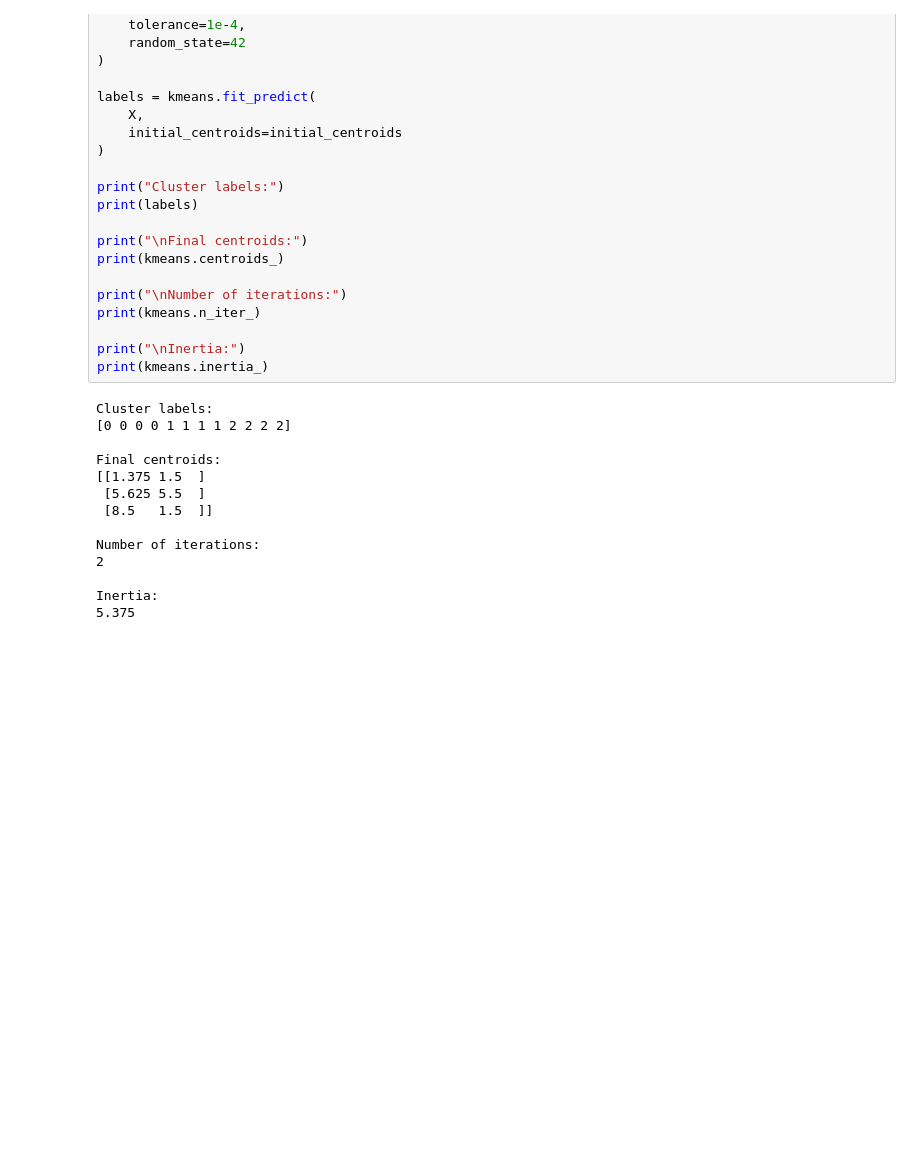
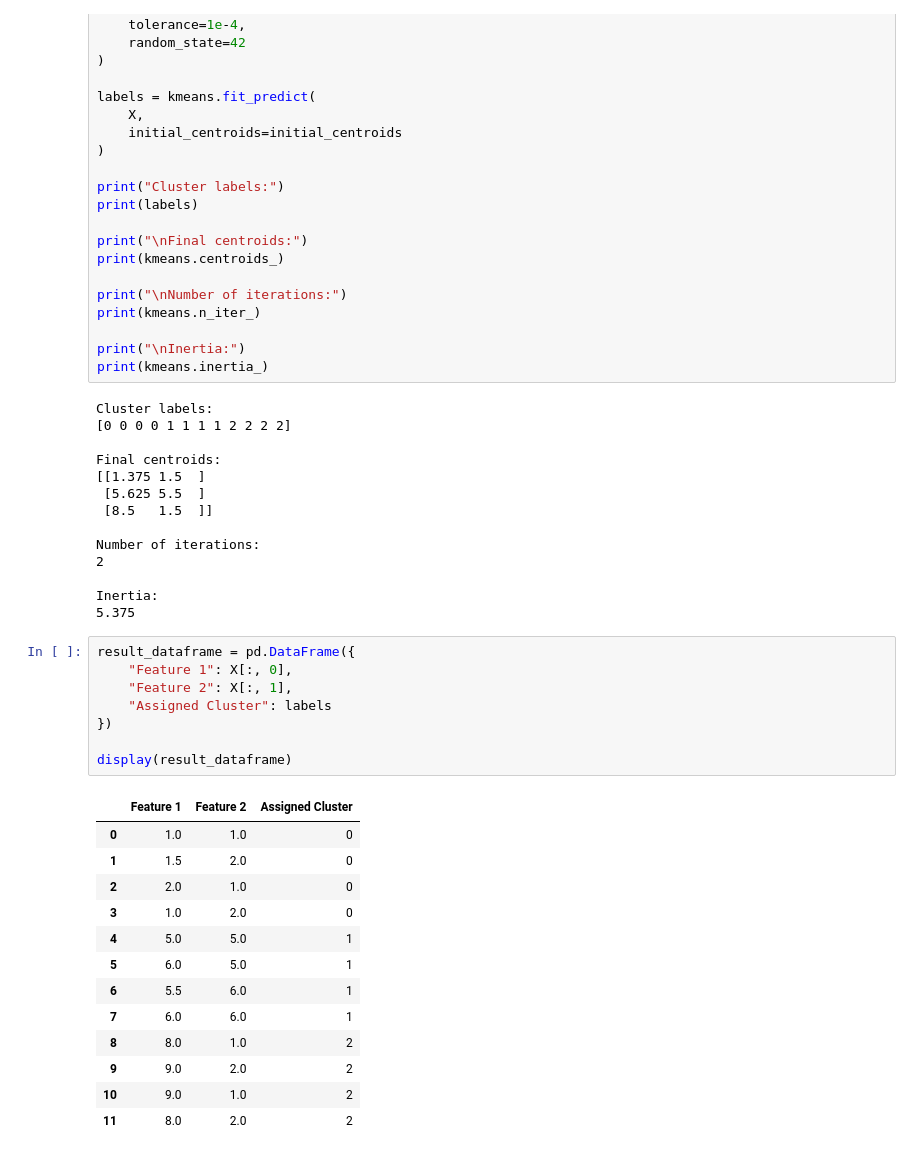
Before and after one commit to mdmohsin212/ai-ml-prep-lab, a Jupyter notebook: 04_Machine Learning/KMeans_from_scratch.ipynb, the cells around one changed output. Saved outputs shown, nothing was run; the diff lists cells and outputs as text; blank space fills up the shorter version.

```diff
--- a/04_Machine Learning/KMeans_from_scratch.ipynb
+++ b/04_Machine Learning/KMeans_from_scratch.ipynb
@@ -285,3 +285,25 @@ Number of iterations:
 
 Inertia:
 5.375
+# %%
+result_dataframe = pd.DataFrame({
+    "Feature 1": X[:, 0],
+    "Feature 2": X[:, 1],
+    "Assigned Cluster": labels
+})
+
+display(result_dataframe)
+# %% [output]
+|  | Feature 1 | Feature 2 | Assigned Cluster |
+| 0 | 1.0 | 1.0 | 0 |
+| 1 | 1.5 | 2.0 | 0 |
+| 2 | 2.0 | 1.0 | 0 |
+| 3 | 1.0 | 2.0 | 0 |
+| 4 | 5.0 | 5.0 | 1 |
+| 5 | 6.0 | 5.0 | 1 |
+| 6 | 5.5 | 6.0 | 1 |
+| 7 | 6.0 | 6.0 | 1 |
+| 8 | 8.0 | 1.0 | 2 |
+| 9 | 9.0 | 2.0 | 2 |
+| 10 | 9.0 | 1.0 | 2 |
+| 11 | 8.0 | 2.0 | 2 |
```
Also changed, not shown: parts of 1 cell of this notebook.
